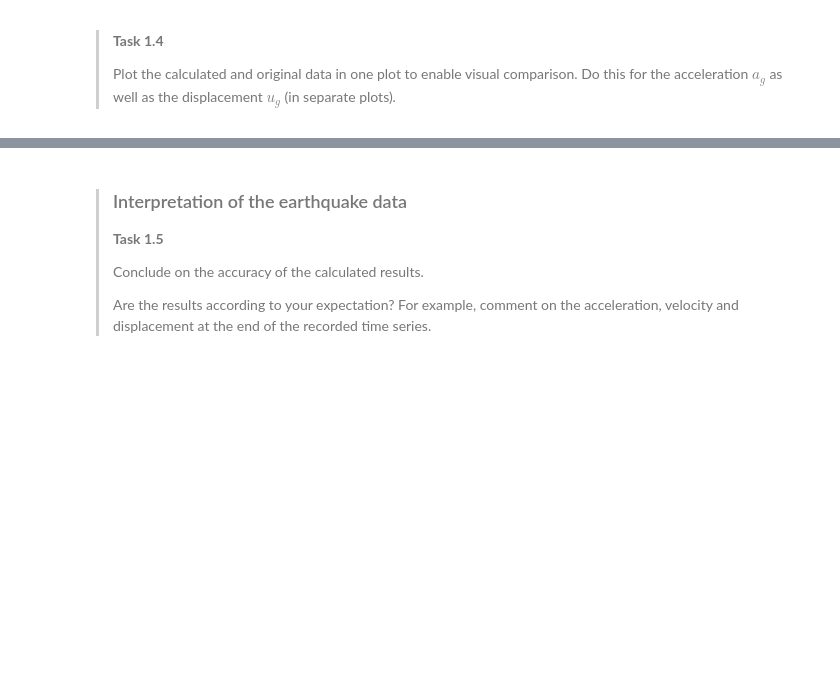
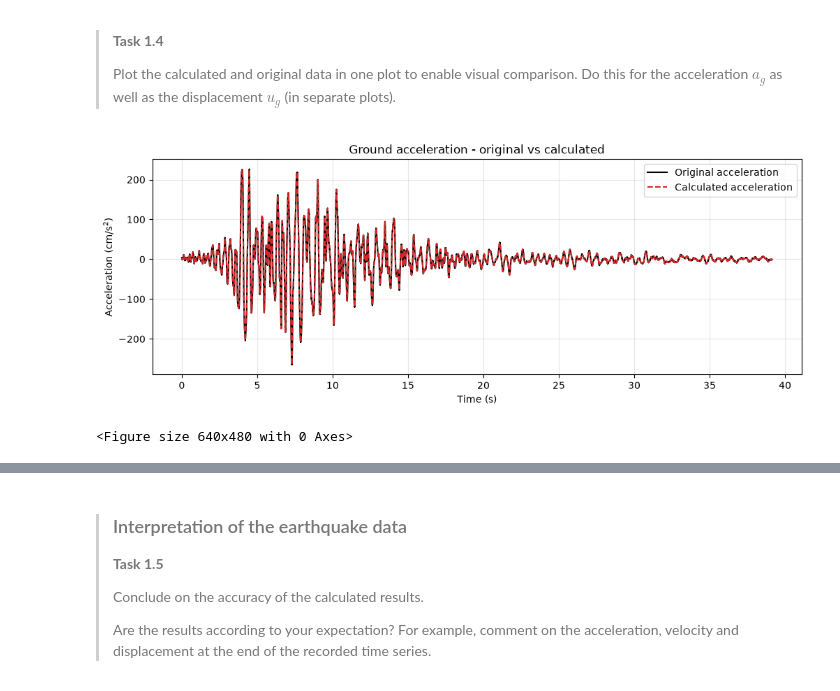
Before and after one commit to jusung-github/GA1.2, a Jupyter notebook: 1Ddynamics.ipynb, the cells around one changed output, grey strips where cells are left out. Drawn from its saved outputs; the diff is of its cells as text; code cells hidden in the pictures; blank space fills up the shorter version.

```diff
--- a/1Ddynamics.ipynb
+++ b/1Ddynamics.ipynb
@@ -112,3 +113,9 @@ As an exercise, we consider the earthquake ground velocity $v_g$ as the only giv
+# %%
+# Forward Difference scheme to differentiate ground acceleration from given velocity
+# a_g(t_i) ≈ [v_g(t_{i+1}) - v_g(t_i)] / Δt
+ag_calc = np.empty_like(vg)
+ag_calc[:-1] = (vg[1:] - vg[:-1]) / dt
+ag_calc[-1] = ag_calc[-2]
 # %% [markdown]
 ### For the numerical integration we use the Trapezoidal Rule:
 # %% [markdown]
@@ -155,0 +146,18 @@ plt.show()
+# %%
+# Plotting ground acceleration
+
+plt.figure(figsize=(12, 4))
+plt.plot(t, ag, label='Original acceleration', color='black', linewidth=1.5)
+plt.plot(t, ag_calc, label='Calculated acceleration', color='tab:red', linestyle='--', linewidth=1.5)
+plt.xlabel('Time (s)')
+plt.ylabel('Acceleration (cm/s$^2$)')
+plt.title('Ground acceleration - original vs calculated')
+
+plt.legend()
+
+plt.grid(True, alpha=0.3)
+plt.show()
+plt.tight_layout()
+# %% [output]
+[figure, added]
+<Figure size 640x480 with 0 Axes>
```
Also changed, not shown: parts of 16 cells of this notebook, 2 other files.
